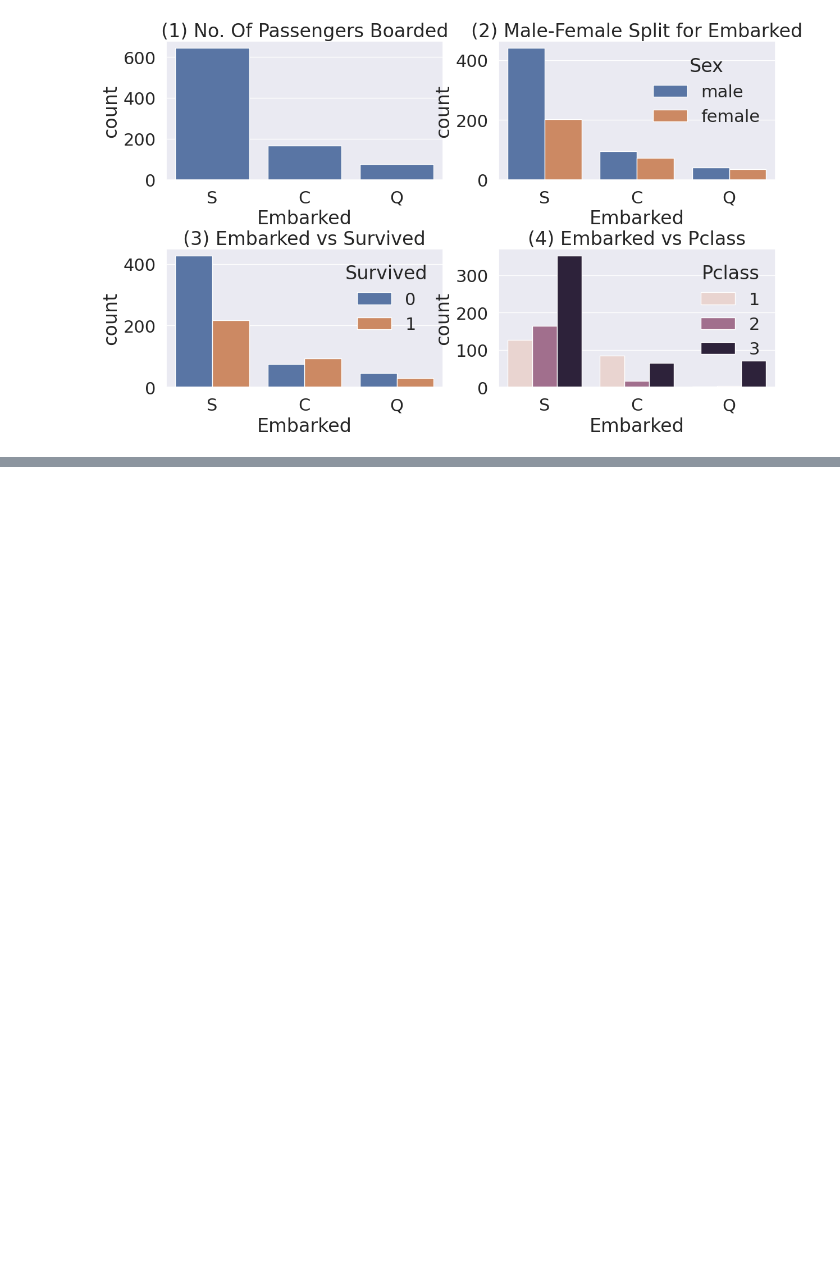
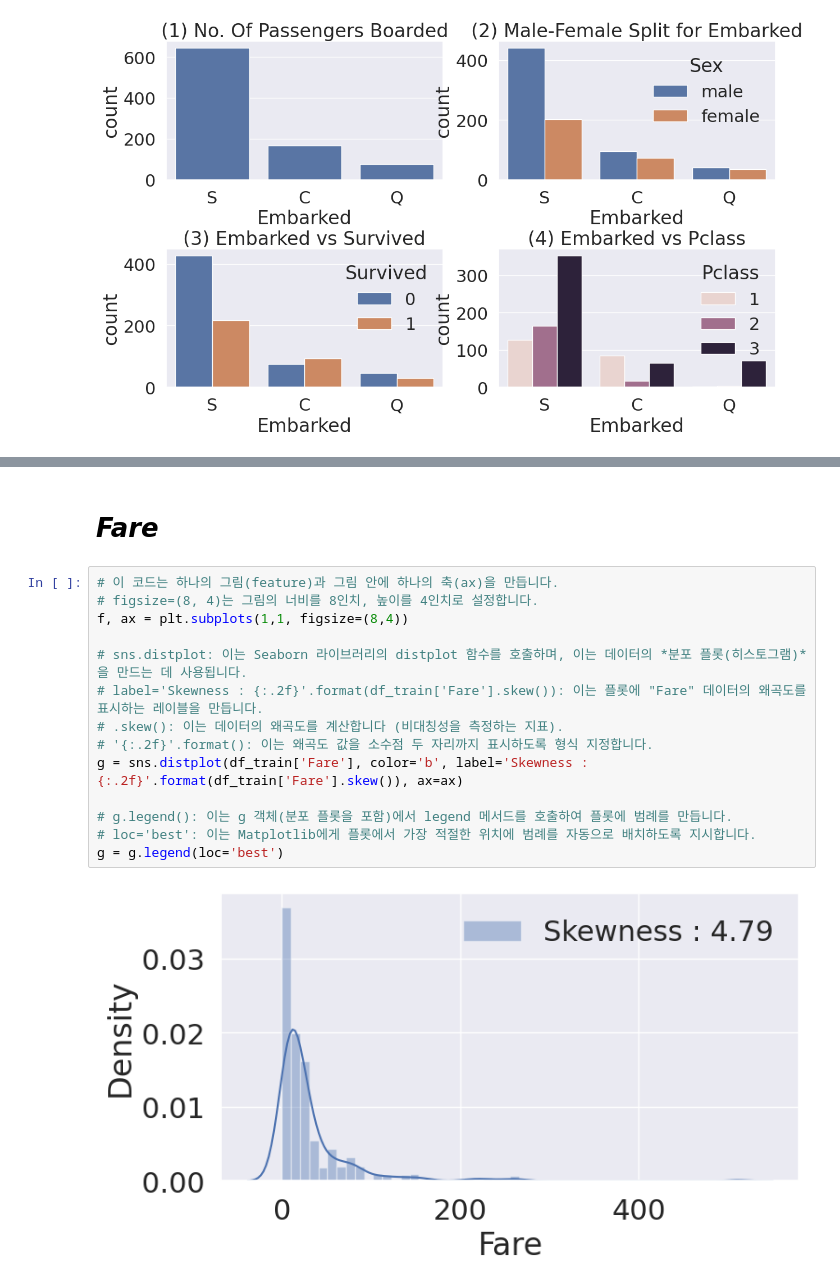
Before and after one commit to KIHONG-KIM/Kaggle, a Jupyter notebook: [Kaggle]_Titanic.ipynb, the cells around one changed output, grey strips where cells are left out. Saved outputs shown, nothing was run; the diff lists cells and outputs as text; blank space fills up the shorter version.

```diff
--- a/[Kaggle]_Titanic.ipynb
+++ b/[Kaggle]_Titanic.ipynb
@@ -326,0 +370,18 @@ plt.show()
+# %% [markdown]
+# *Fare*
+# %%
+# 이 코드는 하나의 그림(feature)과 그림 안에 하나의 축(ax)을 만듭니다.
+# figsize=(8, 4)는 그림의 너비를 8인치, 높이를 4인치로 설정합니다.
+f, ax = plt.subplots(1,1, figsize=(8,4))
+
+# sns.distplot: 이는 Seaborn 라이브러리의 distplot 함수를 호출하며, 이는 데이터의 *분포 플롯(히스토그램)*을 만드는 데 사용됩니다.
+# label='Skewness : {:.2f}'.format(df_train['Fare'].skew()): 이는 플롯에 "Fare" 데이터의 왜곡도를 표시하는 레이블을 만듭니다.
+# .skew(): 이는 데이터의 왜곡도를 계산합니다 (비대칭성을 측정하는 지표).
+# '{:.2f}'.format(): 이는 왜곡도 값을 소수점 두 자리까지 표시하도록 형식 지정합니다.
+g = sns.distplot(df_train['Fare'], color='b', label='Skewness : {:.2f}'.format(df_train['Fare'].skew()), ax=ax)
+
+# g.legend(): 이는 g 객체(분포 플롯을 포함)에서 legend 메서드를 호출하여 플롯에 범례를 만듭니다.
+# loc='best': 이는 Matplotlib에게 플롯에서 가장 적절한 위치에 범례를 자동으로 배치하도록 지시합니다.
+g = g.legend(loc='best')
+# %% [output]
+[figure, added]
```
Also changed, not shown: parts of 11 cells of this notebook.
